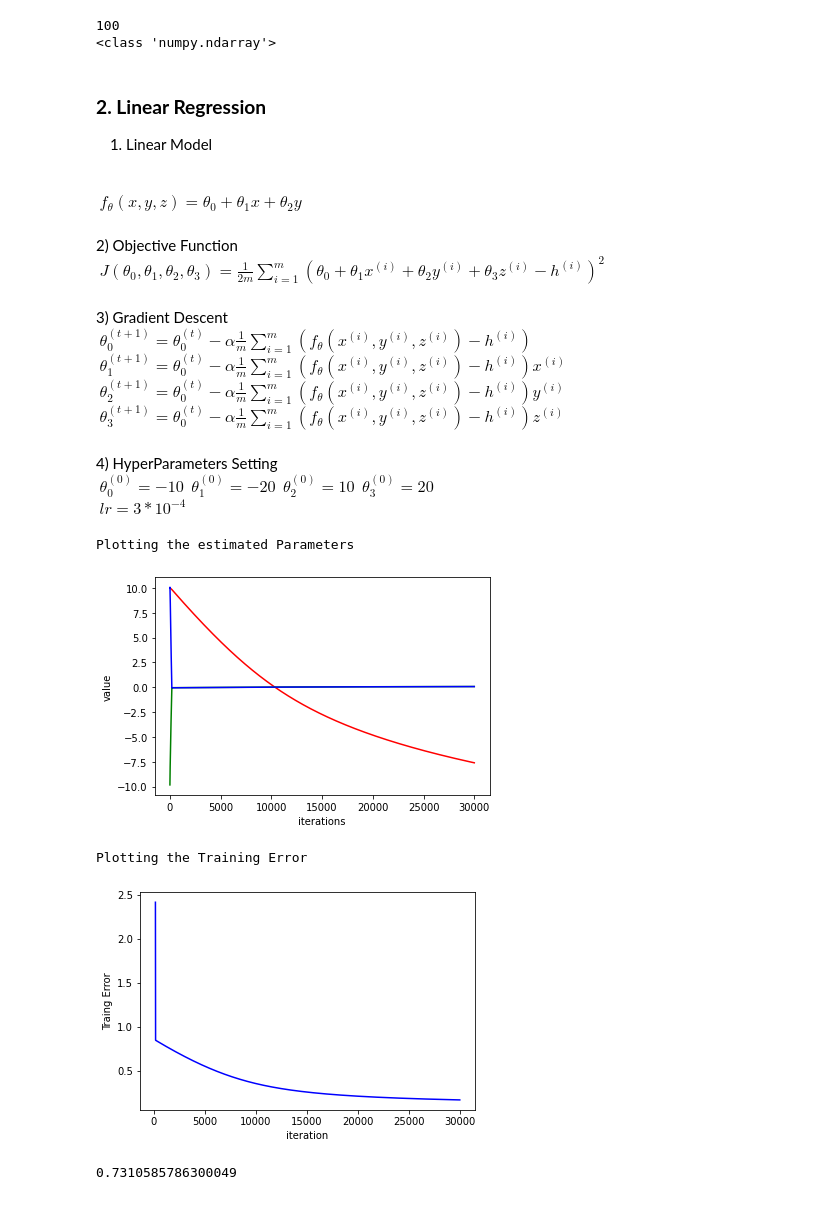
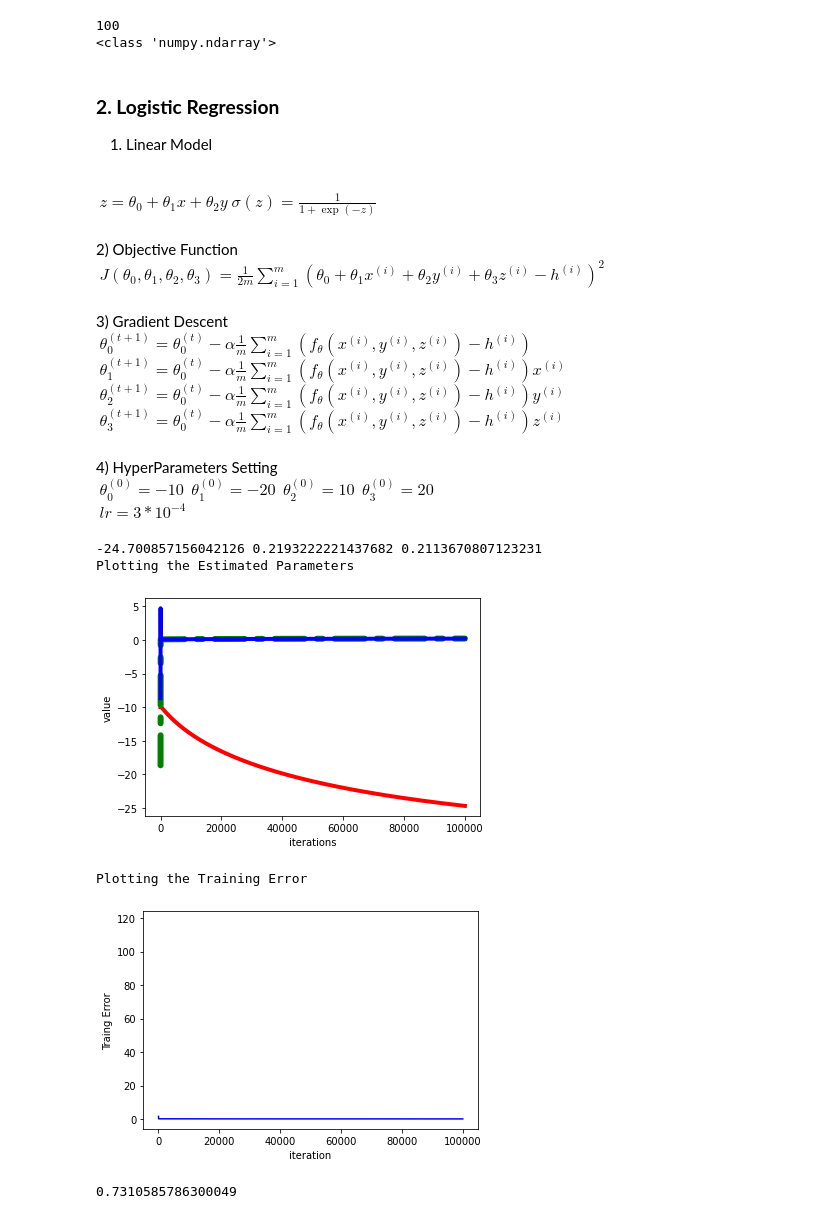
Before and after one commit to BupyeongHealer/class-MachineLearning, a Jupyter notebook: assignment05.ipynb, the cells around one changed output. Cells and saved outputs as stored; diff of their text form; code cells hidden in the pictures.

Commit message:
Plot the training error

```diff
--- a/assignment05.ipynb
+++ b/assignment05.ipynb
@@ -41,10 +41,11 @@ print(type(x))
 100
 <class 'numpy.ndarray'>
 # %% [markdown]
-### **2. Linear Regression**
+### **2. Logistic Regression**
 1) Linear Model
 <br>
-$\ f_\theta(x,y,z) = \theta_0 + \theta_1x + \theta_2y  $
+$\ z = \theta_0 + \theta_1x + \theta_2y  $
+$\sigma(z) = \frac{1}{1 + \exp(-z)}$
 <br>
 <br>
 2) Objective Function
@@ -90,7 +91,7 @@ def objectiveFunction(x_data, y_data, class_data, theta_0, theta_1, theta_2):
 # %%
 def gradientDescent(x_data, y_data, class_data, theta_0, theta_1, theta_2):
   for i in range(0, 100):
-    lr = 0.01
+    lr = 0.03
     estimate = sigmoidFunction(theta_0 + theta_1 * x_data[i] + theta_2 * y_data[i]) - class_data[i]
     theta_0 -= lr * estimate / 100
     theta_1 -= lr * estimate * x_data[i] / 100
@@ -98,47 +99,49 @@ def gradientDescent(x_data, y_data, class_data, theta_0, theta_1, theta_2):
   return theta_0, theta_1, theta_2
 # %%
 def main():
-  theta_0,theta_1,theta_2 = 10, -10, 10  #Initialization
+  theta_0,theta_1,theta_2 = -10, -20, -10  #Initialization
   train_costs = deque()
   theta_0s = deque()
   theta_1s = deque()
   theta_2s = deque()
   iters = deque()
 
-  for iter in range(0, 30000):
+  for iter in range(0, 100000):
     train_value = objectiveFunction(x, y, label, theta_0, theta_1, theta_2)
     theta_0, theta_1, theta_2 = gradientDescent(x, y, label, theta_0, theta_1, theta_2)
     #test_value = objectiveFunction(test_data, theta_0, theta_1, theta_2, theta_3)
 
     #data 수집
     iters.append(iter)
     train_costs.append(train_value)
     theta_0s.append(theta_0)
     theta_1s.append(theta_1)
     theta_2s.append(theta_2)
 
-  print("Plotting the estimated Parameters")
+  print(theta_0, theta_1, theta_2)
+  print("Plotting the Estimated Parameters")
   fig = plt.figure()
-  graph1 = plt.plot(iters, theta_0s, 'r')
-  graph2 = plt.plot(iters, theta_1s, 'g')
-  graph3 = plt.plot(iters, theta_2s, 'b')
+  graph1 = plt.plot(iters, theta_0s, 'r', linewidth=4)
+  graph2 = plt.plot(iters, theta_1s, 'g',linewidth=6, linestyle=(0, (5, 2, 1, 2)), dash_capstyle='round')
+  graph3 = plt.plot(iters, theta_2s, 'b',linewidth=4)
   plt.xlabel('iterations')
   plt.ylabel('value')
   plt.show()
 
   print("Plotting the Training Error")
   plt.plot(iters, train_costs, 'b')
   plt.xlabel('iteration')
   plt.ylabel('Traing Error')
   plt.show()
 
 if __name__ == "__main__":
   main()
 # %% [output]
-Plotting the estimated Parameters
+-24.700857156042126 0.2193222221437682 0.2113670807123231
+Plotting the Estimated Parameters
-[figure, old version]
+[figure, new version]
 Plotting the Training Error
-[figure, old version]
+[figure, new version]
 # %%
 z = 1
 result = 1/(1 + math.e**-z)
```
